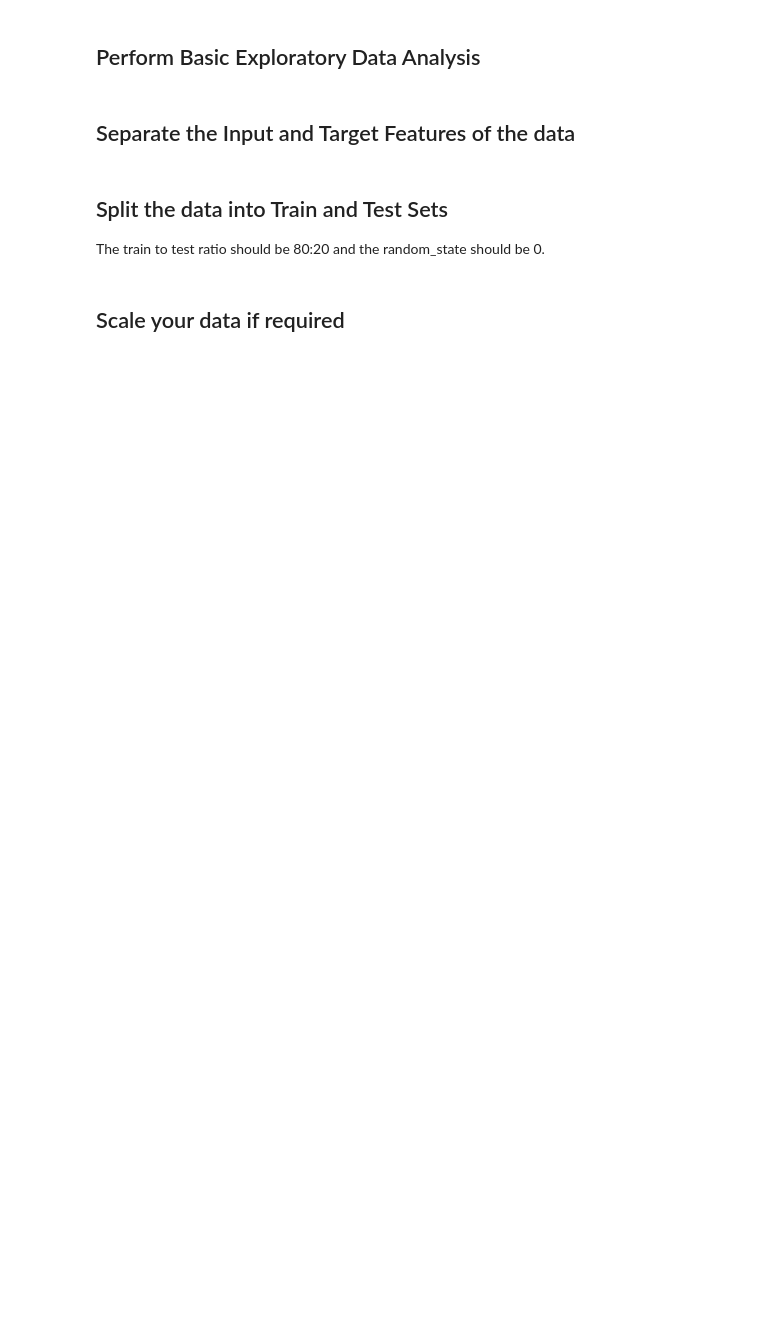
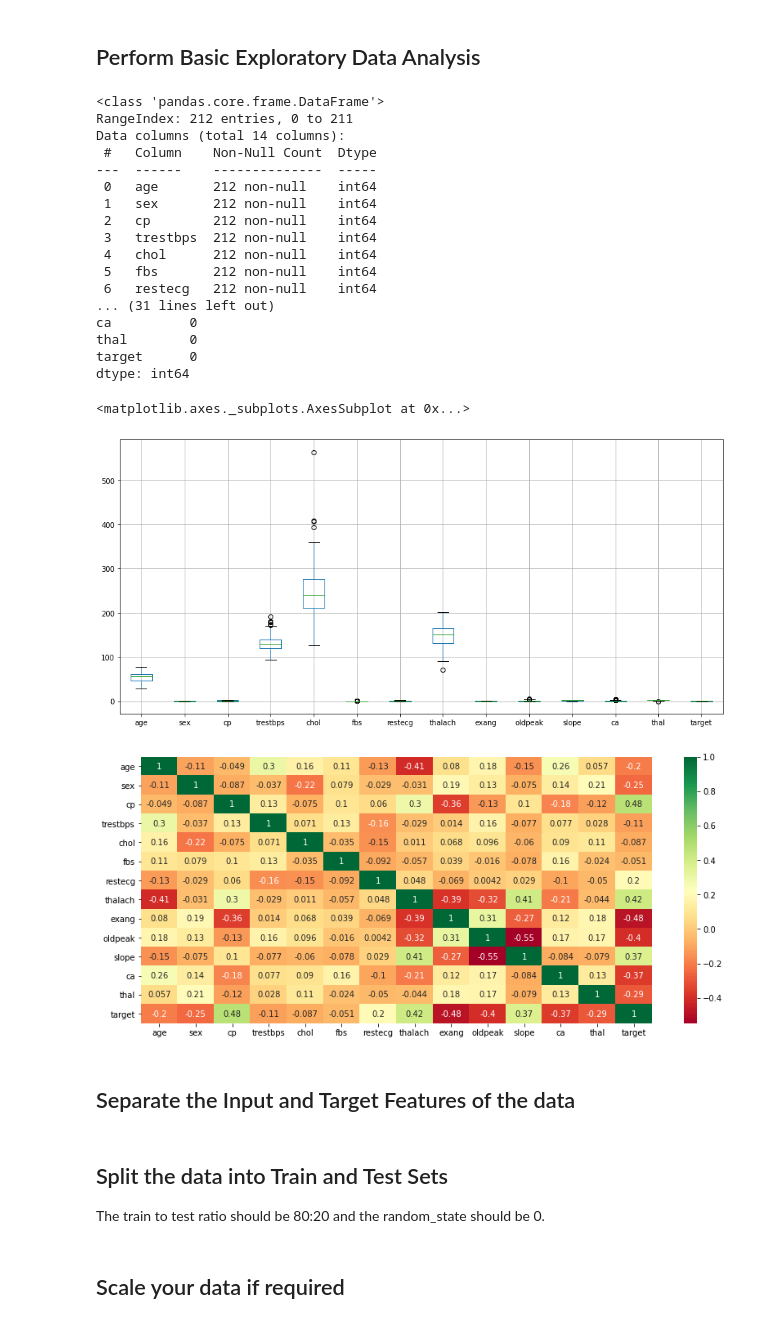
Before and after one commit to Jeffresh/Datathon-2-Dphi-Heart-Disease-Prediction, a Jupyter notebook: XAI_Assignment.ipynb, the cells around one changed output. Drawn from its saved outputs; the diff is of its cells as text; code cells hidden in the pictures; blank space fills up the shorter version.

```diff
--- a/XAI_Assignment.ipynb
+++ b/XAI_Assignment.ipynb
@@ -12,3 +27,8 @@ If you want to do something extra and show us your creativity, we have also crea
 # %% [markdown]
 ## Load the data
 Display the first 5 rows of the data after loading.
+# %%
+heart_data  = pd.read_csv("https://raw.githubusercontent.com/dphi-official/Datasets/master/Heart_Disease/Training_set_heart.csv" )
+test_data = pd.read_csv('https://raw.githubusercontent.com/dphi-official/Datasets/master/Heart_Disease/Testing_set_heart.csv')
+
+heart_data.head()
@@ -15,4 +42,32 @@ Display the first 5 rows of the data after loading.
 # %% [markdown]
 ## Perform Basic Exploratory Data Analysis
+# %%
+heart_data.info()
+print(heart_data.describe())
+boxplot = heart_data.boxplot(column=list(heart_data.columns), figsize=(15, 7))
+print(heart_data.isnull().sum())
+plt.figure(figsize=(14, 6))
+sns.heatmap(heart_data.corr(), annot=True, cmap="RdYlGn")
+# %% [output]
+<class 'pandas.core.frame.DataFrame'>
+RangeIndex: 212 entries, 0 to 211
+Data columns (total 14 columns):
+ #   Column    Non-Null Count  Dtype
+---  ------    --------------  -----
+ 0   age       212 non-null    int64
+ 1   sex       212 non-null    int64
+ 2   cp        212 non-null    int64
+ 3   trestbps  212 non-null    int64
+ 4   chol      212 non-null    int64
+ 5   fbs       212 non-null    int64
+ 6   restecg   212 non-null    int64
+... (31 lines left out)
+ca          0
+thal        0
+target      0
+dtype: int64
+<matplotlib.axes._subplots.AxesSubplot at 0x...>
+[figure, added]
+[figure, added]
 # %% [markdown]
 ## Separate the Input and Target Features of the data
```
Also changed, not shown: parts of 23 cells of this notebook.
